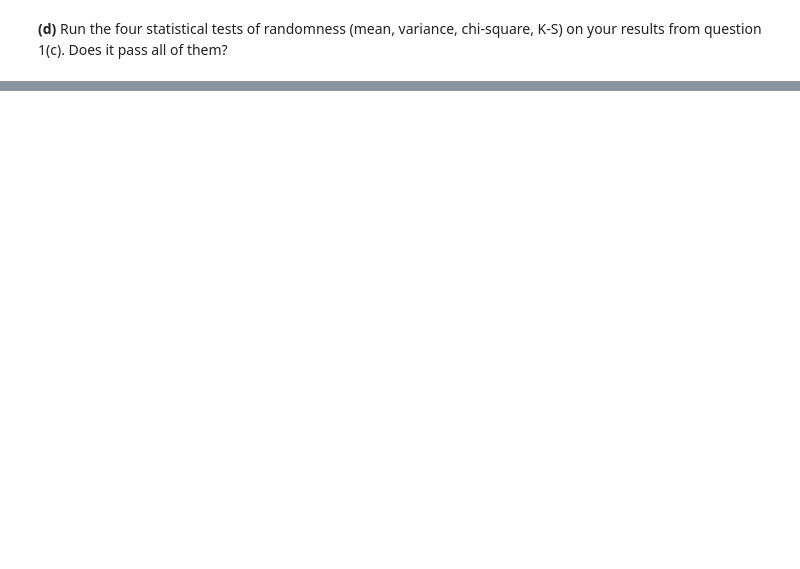
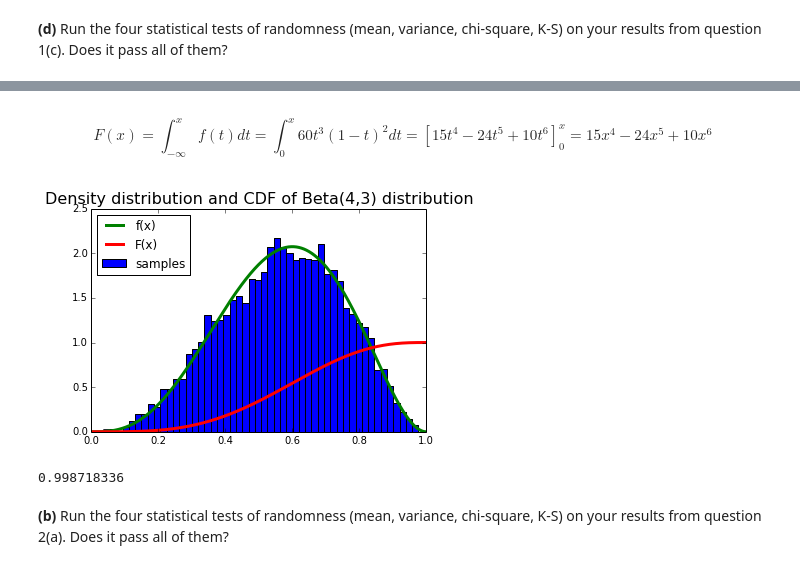
Before and after one commit to pnguye41/PHYS202-S14, a Jupyter notebook: SciPy/RandomAndMCExercises.ipynb, the cells around one changed output, grey strips where cells are left out. Cells and saved outputs as stored; diff of their text form; code cells hidden in the pictures; blank space fills up the shorter version.

```diff
--- a/SciPy/RandomAndMCExercises.ipynb
+++ b/SciPy/RandomAndMCExercises.ipynb
@@ -117,0 +138,39 @@ KOLMOGOROV-SMIRNOV TEST
+# %% [markdown]
+\begin{equation}
+F(x) = \int_{-\infty}^x f(t) dt = \int_0^x 60t^3(1-t)^2dt = \left[15t^4 - 24t^5 + 10t^6\right]_0^x = 15x^4 - 24x^5 + 10x^6
+\end{equation}
+# %%
+x = np.arange(0.,1.,0.0001)
+f = lambda x: 60. * x**3 * (1.-x)**2
+F = lambda x: 15.*x**4 - 24.*x**5 + 10.*x**6
+
+xmin = 0.
+xmax = 1.
+
+subx = x[logical_and((x > xmin),(x < xmax))]
+ymax = f(subx).max()*1.05
+ymin = 0.
+
+N=10000
+samples_x = xmin + (xmax-xmin)*np.random.random_sample(N);
+samples_y = ymin + (ymax-ymin)*np.random.random_sample(N);
+
+mask = (samples_y < f(samples_x))
+mask.sum()
+
+plt.hist(samples_x[mask[:N]],50,normed=True,label="samples")
+plt.plot(x,f(x),lw=3,label="f(x)")
+plt.plot(x,F(x),lw=3,label="F(x)")
+
+plt.title("Density distribution and CDF of Beta(4,3) distribution",fontsize=16)
+plt.legend(loc="upper left")
+
+plt.show()
+
+I = (xmax-xmin)*(ymax-ymin)*newmask.sum()/newmask.size
+print I
+# %% [output]
+[figure, added]
+0.998718336
+# %% [markdown]
+**(b)** Run the four statistical tests of randomness (mean, variance, chi-square, K-S) on your results from question 2(a). Does it pass all of them?
```
Also changed, not shown: parts of 13 cells of this notebook, 2 other files.
